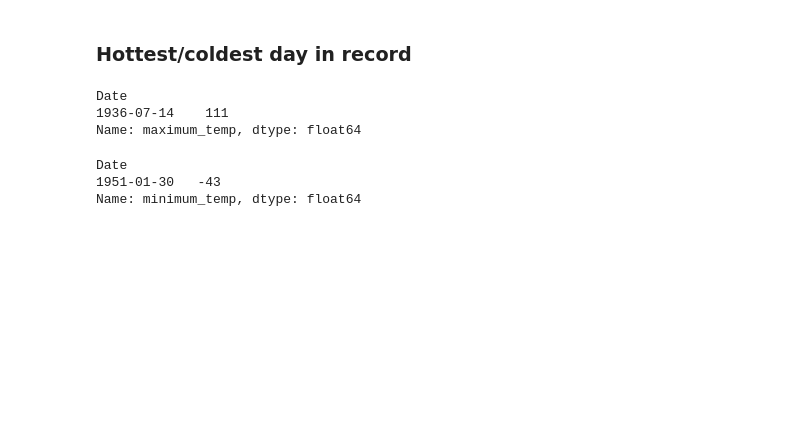
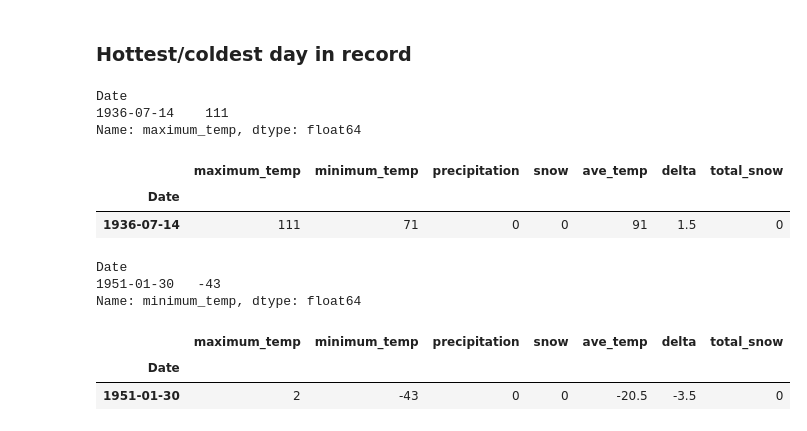
Before and after one commit to joshuamjaxon/CS420, a Jupyter notebook: Weather.ipynb, the cells around one changed output. Cells and saved outputs as stored; diff of their text form; code cells hidden in the pictures; blank space fills up the shorter version.

```diff
--- a/Weather.ipynb
+++ b/Weather.ipynb
@@ -321,6 +354,13 @@ s.maximum_temp.order(ascending=False).head(1)
 Date
 1936-07-14    111
 Name: maximum_temp, dtype: float64
+# %%
+# IN CLASS
+s[s.maximum_temp == s.maximum_temp.max()]
+# %% [output]
+|  | maximum_temp | minimum_temp | precipitation | snow | ave_temp | delta | total_snow |
+| Date |  |  |  |  |  |  |  |
+| 1936-07-14 | 111 | 71 | 0 | 0 | 91 | 1.5 | 0 |
 # %%
 # Coldest Day
 s.minimum_temp.order(ascending=True).head(1)
@@ -328,3 +368,10 @@ s.minimum_temp.order(ascending=True).head(1)
 Date
 1951-01-30   -43
 Name: minimum_temp, dtype: float64
+# %%
+# IN CLASS
+s[s.minimum_temp == s.minimum_temp.min()]
+# %% [output]
+|  | maximum_temp | minimum_temp | precipitation | snow | ave_temp | delta | total_snow |
+| Date |  |  |  |  |  |  |  |
+| 1951-01-30 | 2 | -43 | 0 | 0 | -20.5 | -3.5 | 0 |
```
Also changed, not shown: parts of 9 cells of this notebook.
